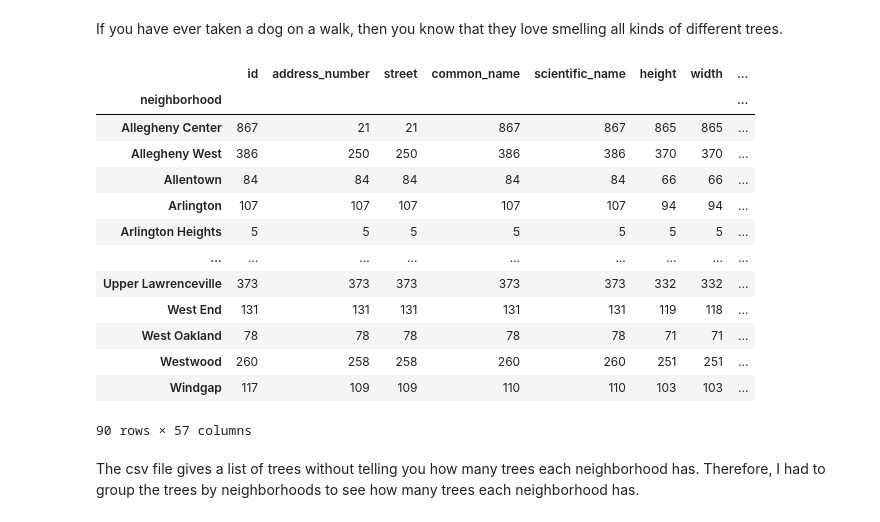
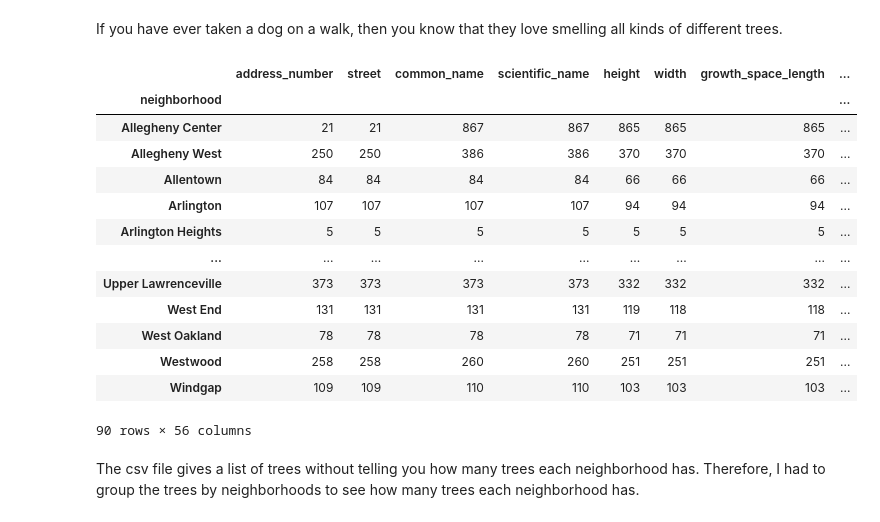
Before and after one commit to eliotann99/big_ideas_final, a Jupyter notebook: Elio-Notebook.ipynb, the cells around one changed output. Saved outputs shown, nothing was run; the diff lists cells and outputs as text; code cells hidden in the pictures.

```diff
--- a/Elio-Notebook.ipynb
+++ b/Elio-Notebook.ipynb
@@ -5,27 +5,27 @@ If you have ever taken a dog on a walk, then you know that they love smelling al
 # %%
 import pandas as pd
 import numpy as np
 %matplotlib inline
 import matplotlib.pyplot as plt
 
-info = pd.read_csv("trees.csv")
+info = pd.read_csv("trees.csv" , index_col = "id")
 df = pd.DataFrame(info)
 df.groupby('neighborhood').count()
 # %% [output]
-|  | id | address_number | street | common_name | scientific_name | height | width | ... |
+|  | address_number | street | common_name | scientific_name | height | width | growth_space_length | ... |
 | neighborhood |  |  |  |  |  |  |  | ... |
-| Allegheny Center | 867 | 21 | 21 | 867 | 867 | 865 | 865 | ... |
-| Allegheny West | 386 | 250 | 250 | 386 | 386 | 370 | 370 | ... |
-| Allentown | 84 | 84 | 84 | 84 | 84 | 66 | 66 | ... |
-| Arlington | 107 | 107 | 107 | 107 | 107 | 94 | 94 | ... |
+| Allegheny Center | 21 | 21 | 867 | 867 | 865 | 865 | 865 | ... |
+| Allegheny West | 250 | 250 | 386 | 386 | 370 | 370 | 370 | ... |
+| Allentown | 84 | 84 | 84 | 84 | 66 | 66 | 66 | ... |
+| Arlington | 107 | 107 | 107 | 107 | 94 | 94 | 94 | ... |
 | Arlington Heights | 5 | 5 | 5 | 5 | 5 | 5 | 5 | ... |
 | ... | ... | ... | ... | ... | ... | ... | ... | ... |
-| Upper Lawrenceville | 373 | 373 | 373 | 373 | 373 | 332 | 332 | ... |
-| West End | 131 | 131 | 131 | 131 | 131 | 119 | 118 | ... |
-| West Oakland | 78 | 78 | 78 | 78 | 78 | 71 | 71 | ... |
-| Westwood | 260 | 258 | 258 | 260 | 260 | 251 | 251 | ... |
-| Windgap | 117 | 109 | 109 | 110 | 110 | 103 | 103 | ... |
+| Upper Lawrenceville | 373 | 373 | 373 | 373 | 332 | 332 | 332 | ... |
+| West End | 131 | 131 | 131 | 131 | 119 | 118 | 118 | ... |
+| West Oakland | 78 | 78 | 78 | 78 | 71 | 71 | 71 | ... |
+| Westwood | 258 | 258 | 260 | 260 | 251 | 251 | 251 | ... |
+| Windgap | 109 | 109 | 110 | 110 | 103 | 103 | 103 | ... |
-90 rows × 57 columns
+90 rows × 56 columns
 # %% [markdown]
 The csv file gives a list of trees without telling you how many trees each neighborhood has. Therefore, I had to group the trees by neighborhoods to see how many trees each neighborhood has.
 # %% [markdown]
```
Also changed, not shown: parts of 1 cell of this notebook.
